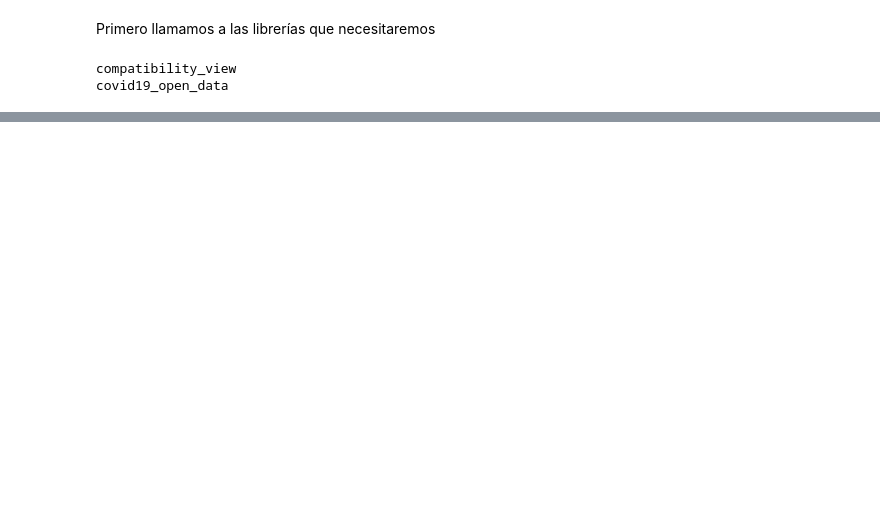
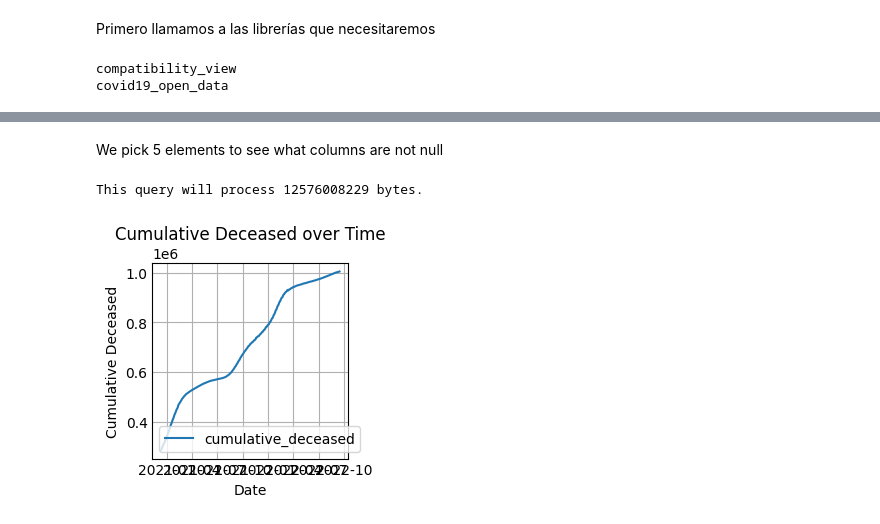
Before and after one commit to El-paolo/Covid19-data, a Jupyter notebook: covid-notebook.ipynb, the cells around one changed output, grey strips where cells are left out. Drawn from its saved outputs; the diff is of its cells as text; code cells hidden in the pictures; blank space fills up the shorter version.

Commit message:
added request query and some plots

```diff
--- a/covid-notebook.ipynb
+++ b/covid-notebook.ipynb
@@ -6,10 +6,10 @@ import matplotlib.pyplot as plt
 from google.cloud import bigquery
 # %%
 import os
-
+project_id = os.environ.get("GOOGLE_CLOUD_PROJECT")
 api_json = os.environ.get("GOOGLE_APPLICATION_CREDENTIALS")
 # %%
-client = bigquery.Client(api_json)
+client = bigquery.Client(project_id)
 # %%
 # Construct a reference to the "covid19_open_data" dataset
 dataset_ref = client.dataset("covid19_open_data", project="bigquery-public-data")
@@ -28,0 +67,37 @@ covid19_open_data
+# %% [markdown]
+We pick 5 elements to see what columns are not null
+# %%
+
+query = """
+SELECT *
+FROM `bigquery-public-data.covid19_open_data.covid19_open_data`
+WHERE country_name = 'United States of America'
+    AND NOT EXISTS (
+        SELECT 1
+        FROM UNNEST([CAST(date AS STRING), CAST(country_name AS STRING), CAST(cumulative_vaccine_doses_administered AS STRING), CAST(cumulative_deceased AS STRING), CAST(cumulative_deceased AS STRING), CAST(new_confirmed AS STRING), CAST(population_density AS STRING)]) AS value
+        WHERE value IS NULL
+    )
+ORDER BY date DESC
+LIMIT 1000;
+"""
+dry_run_config = bigquery.QueryJobConfig(dry_run=True)
+dry_run_query_job = client.query(query, job_config=dry_run_config)
+print("This query will process {} bytes.".format(dry_run_query_job.total_bytes_processed))
+query_job = client.query(query)
+results = query_job.to_dataframe()
+# results
+# %% [output]
+This query will process 12576008229 bytes.
+# %%
+import pandas as pd
+import matplotlib.pyplot as plt
+
+
+# Plot the data
+results.plot(x='date', y='cumulative_deceased')
+plt.xlabel('Date')
+plt.ylabel('Cumulative Deceased')
+plt.title('Cumulative Deceased over Time')
+plt.show()
+# %% [output]
+[figure, added]
```
Also changed, not shown: parts of 9 cells of this notebook.
